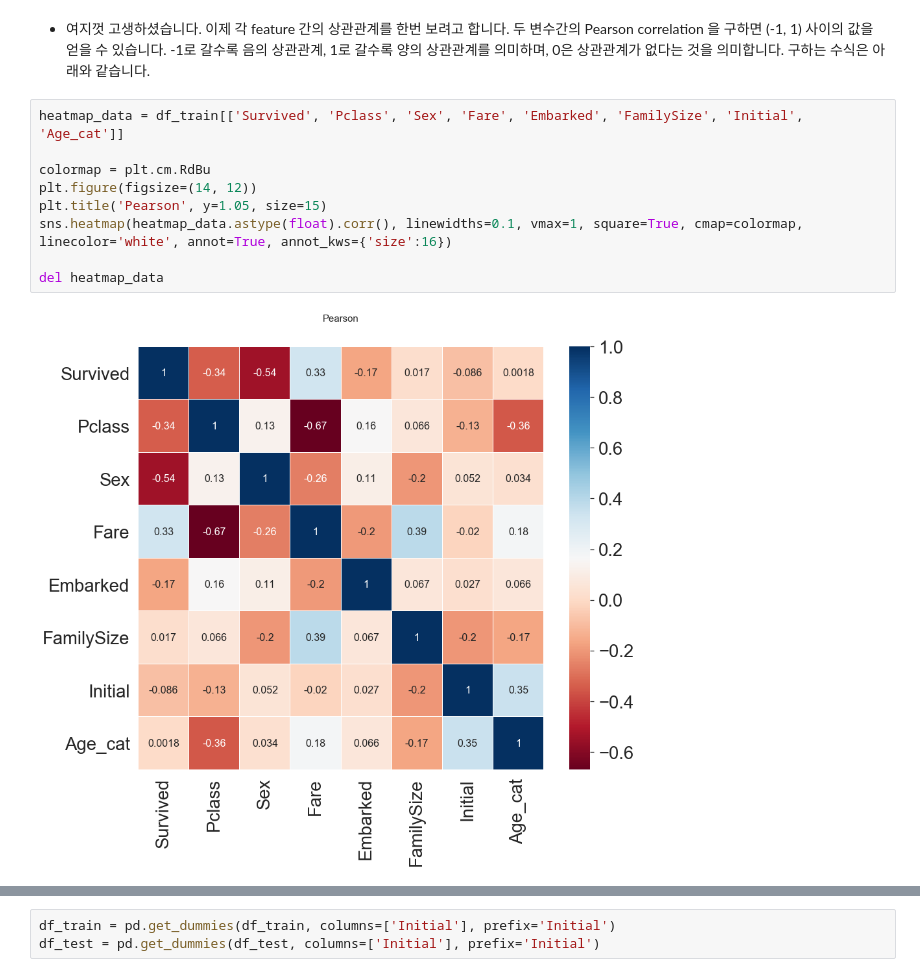
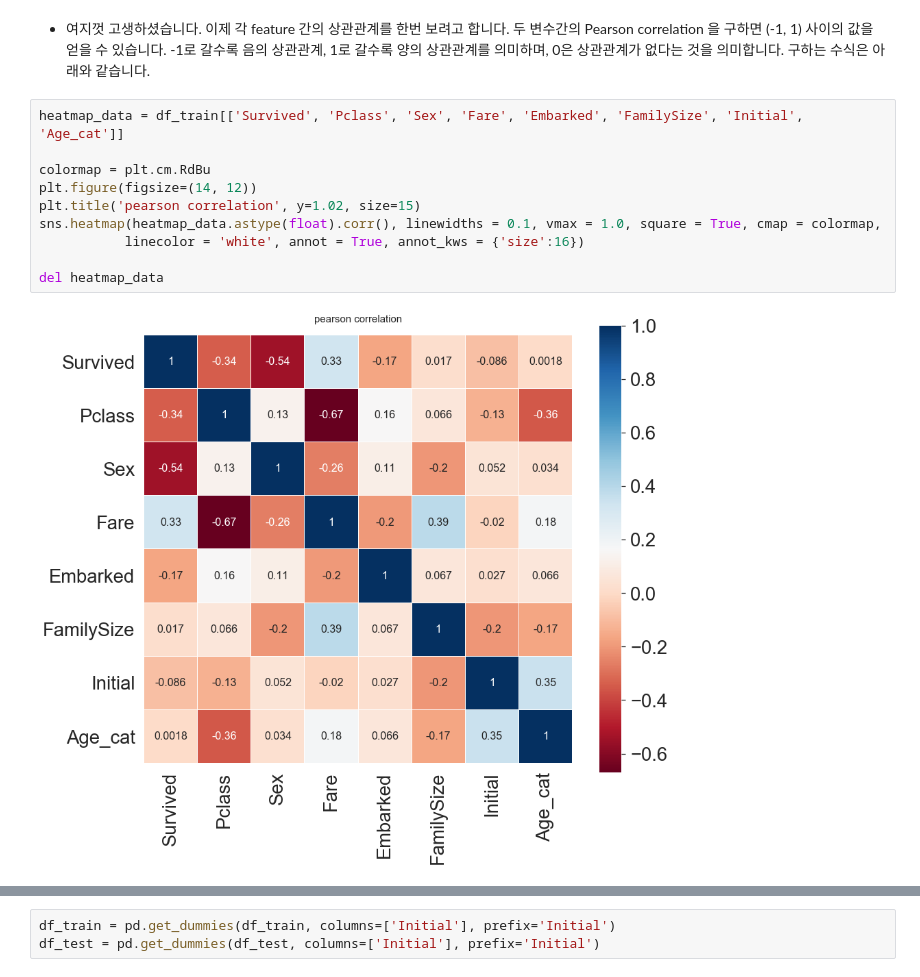
Before and after one commit to hyeonkeemin/DataAnalysis_PYTHON, a Jupyter notebook: kaggle/Binary classification -Tabular data/1st- Titanic/1. tutorial.ipynb, the cells around one changed output, grey strips where cells are left out. Saved outputs shown, nothing was run; the diff lists cells and outputs as text.

```diff
--- a/kaggle/Binary classification -Tabular data/1st- Titanic/1. tutorial.ipynb
+++ b/kaggle/Binary classification -Tabular data/1st- Titanic/1. tutorial.ipynb
@@ -631,14 +628,15 @@ df_test['Sex'] = df_test['Sex'].map({'female': 0, 'male': 1})
 # %%
 heatmap_data = df_train[['Survived', 'Pclass', 'Sex', 'Fare', 'Embarked', 'FamilySize', 'Initial', 'Age_cat']]
 
 colormap = plt.cm.RdBu
 plt.figure(figsize=(14, 12))
-plt.title('Pearson', y=1.05, size=15)
-sns.heatmap(heatmap_data.astype(float).corr(), linewidths=0.1, vmax=1, square=True, cmap=colormap, linecolor='white', annot=True, annot_kws={'size':16})
+plt.title('pearson correlation', y=1.02, size=15)
+sns.heatmap(heatmap_data.astype(float).corr(), linewidths = 0.1, vmax = 1.0, square = True, cmap = colormap,
+           linecolor = 'white', annot = True, annot_kws = {'size':16})
 
 del heatmap_data
 # %% [output]
-[figure, old version]
+[figure, new version]
 # %% [markdown]
 - 우리가 EDA에서 살펴봤듯이, Sex 와 Pclass 가 Survived 에 상관관계가 어느 정도 있음을 볼 수 있습니다.
 - 생각보다 fare 와 Embarked 도 상관관계가 있음을 볼 수 있습니다.
```
Also changed, not shown: parts of 15 cells of this notebook, 1 other file.
